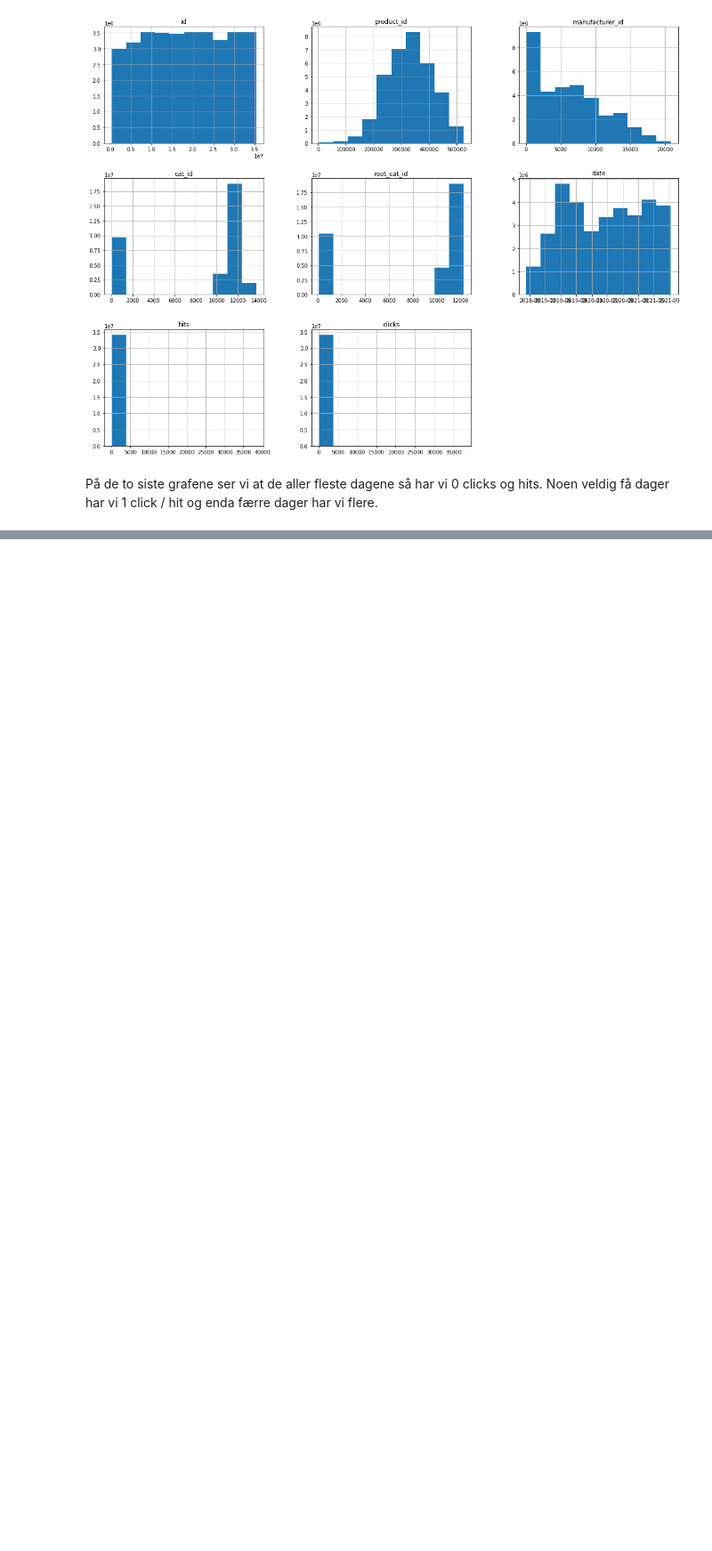
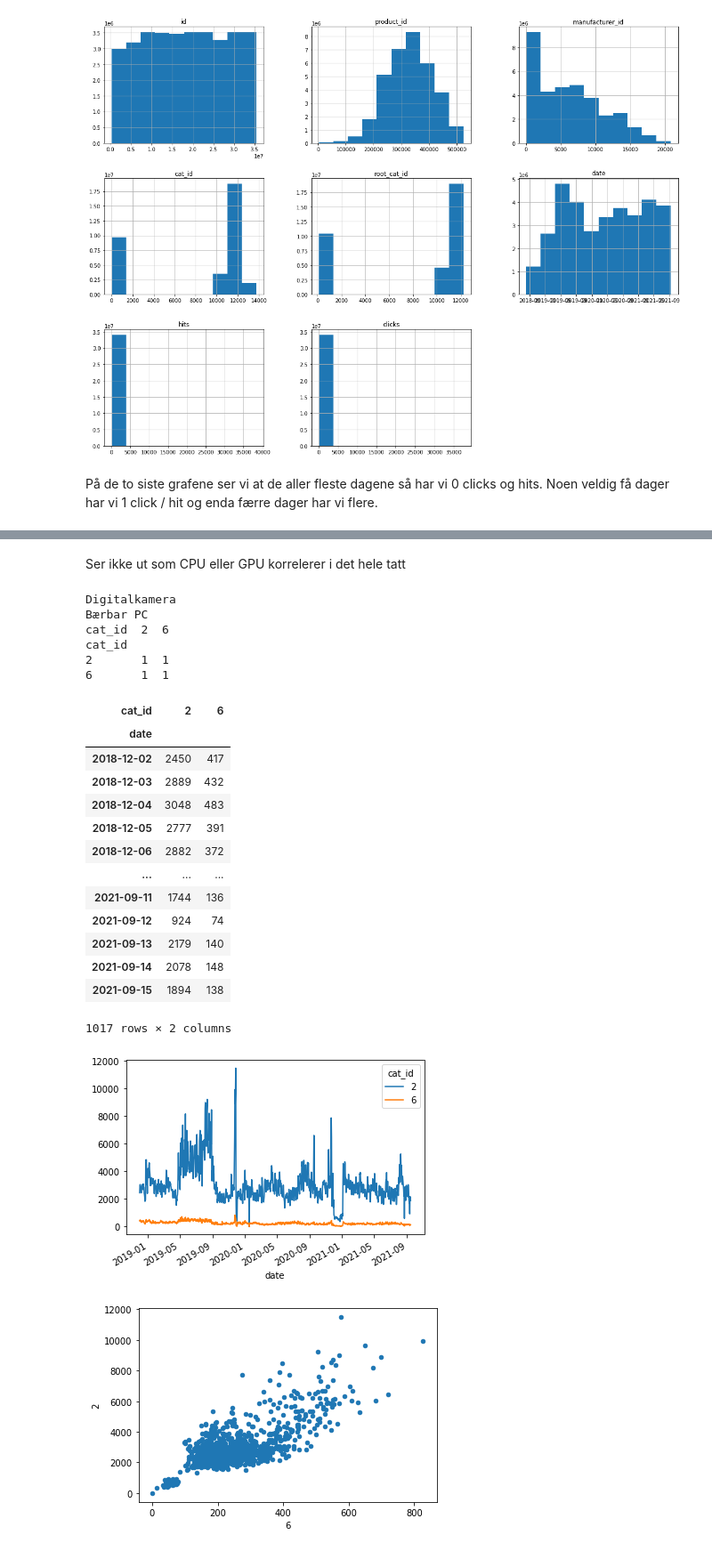
Before and after one commit to sjsivert/Masteroppgave, a Jupyter notebook: notebooks/sindre_anomely_detection.ipynb, the cells around one changed output, grey strips where cells are left out. Shown at 89% size. Cells and saved outputs as stored; diff of their text form; code cells hidden in the pictures; blank space fills up the shorter version.

```diff
--- a/notebooks/sindre_anomely_detection.ipynb
+++ b/notebooks/sindre_anomely_detection.ipynb
@@ -35,3 +35,8 @@ categories.head()
 | 3 | TV og hjemmekino | 3D-briller | category | /1335/1335677/3d-briller.148x75!m... | 6 produkter | 3D-briller | 3D-briller | /kategorier/3d-briller | ... |
 | 4 | Skriver, skanner og tilbehør | 3D-printer | category | /1194/1194469/bfb-3dtouch-smoke-3... | 57 produkter | 3D-printer | 3D-printer | /kategorier/3d-printer | ... |
 5 rows × 21 columns
+# %%
+# Join market_insight table with category names
+category_names = categories[[ "internal_doc_id", "title"]]
+category_id_to_names_map = dict(map(lambda x: (x["internal_doc_id"], x["title"]), category_names.to_dict("records")))
+category_name_to_id_map = dict(map(lambda x: (x["title"], x["internal_doc_id"]), category_names.to_dict("records")))
@@ -328,0 +384,34 @@ print("Hello World!")
+# %% [markdown]
+Ser ikke ut som CPU eller GPU korrelerer i det hele tatt
+# %%
+print(category_id_to_names_map[6])
+print(category_id_to_names_map[2])
+two_six = data_by_cat_id.loc[:, [2, 6]]
+two_six.plot()
+two_six.plot.scatter(x=6,y=2)
+two_six_corr =two_six.corr()
+print(two_six_corr)
+two_six
+# %% [output]
+Digitalkamera
+Bærbar PC
+cat_id  2  6
+cat_id
+2       1  1
+6       1  1
+| cat_id | 2 | 6 |
+| date |  |  |
+| 2018-12-02 | 2450 | 417 |
+| 2018-12-03 | 2889 | 432 |
+| 2018-12-04 | 3048 | 483 |
+| 2018-12-05 | 2777 | 391 |
+| 2018-12-06 | 2882 | 372 |
+| ... | ... | ... |
+| 2021-09-11 | 1744 | 136 |
+| 2021-09-12 | 924 | 74 |
+| 2021-09-13 | 2179 | 140 |
+| 2021-09-14 | 2078 | 148 |
+| 2021-09-15 | 1894 | 138 |
+1017 rows × 2 columns
+[figure, added]
+[figure, added]
```
Also changed, not shown: parts of 18 cells of this notebook, 1 other file.
